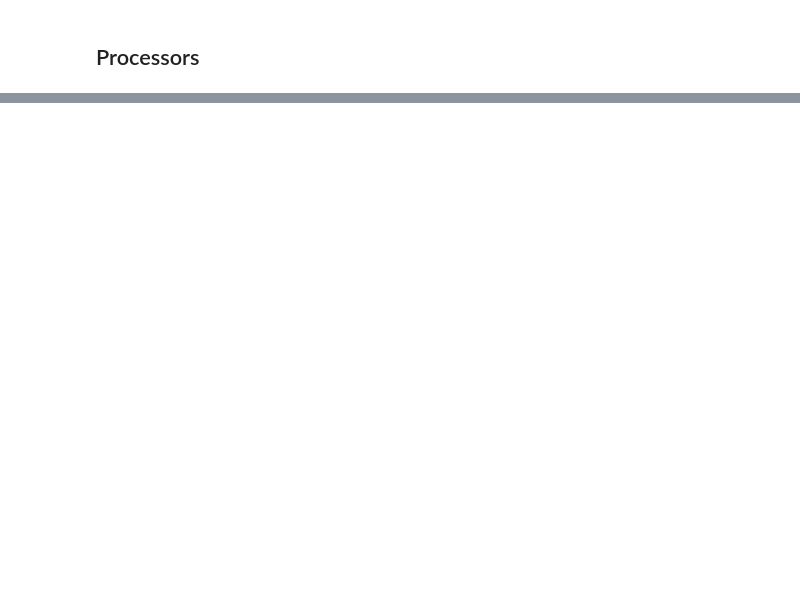
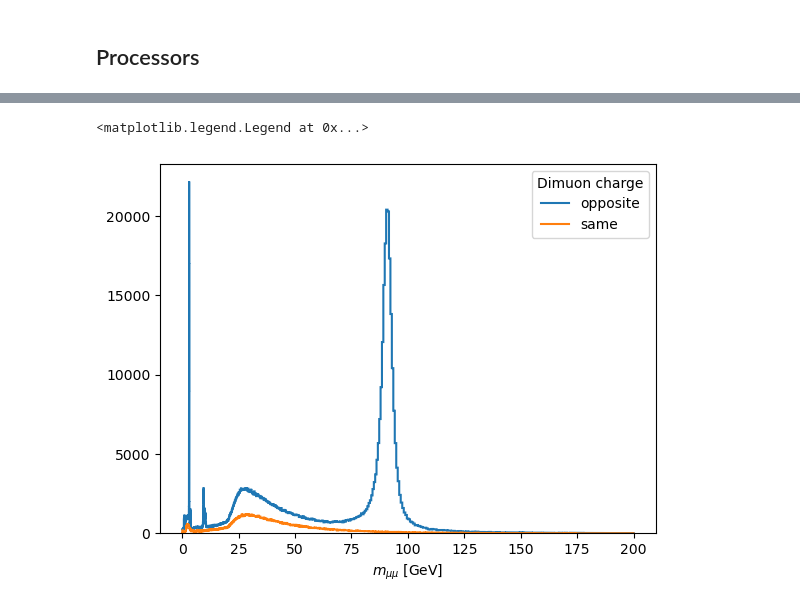
Before and after one commit to prayagyadav/ColumnarHEP, a Jupyter notebook: Notebooks/Coffea.ipynb, the cells around one changed output, grey strips where cells are left out. Cells and saved outputs as stored; diff of their text form; code cells hidden in the pictures; blank space fills up the shorter version.

```diff
--- a/Notebooks/Coffea.ipynb
+++ b/Notebooks/Coffea.ipynb
@@ -1189,0 +1375,6 @@ Hist(Regular(60, 60, 120, name='mass', label='$m_{ll}$ [GeV]'), storage=Weight()
+# %%
+# Now lets run it through the dask client at coffeacasa at university _of_nebraska
+from dask.distributed import Client
+
+client = Client("tls://localhost:8786")
+client
@@ -1189,0 +1410,12 @@ Hist(Regular(60, 60, 120, name='mass', label='$m_{ll}$ [GeV]'), storage=Weight()
+# %%
+dask_run = processor.Runner(
+    executor = processor.DaskExecutor(client=client),
+    schema=BaseSchema,
+    maxchunks=24,
+)
+out = dask_run(
+    fileset,
+    "Events",
+    processor_instance=MyProcessor()
+)
+out
@@ -1189,0 +1434,7 @@ Hist(Regular(60, 60, 120, name='mass', label='$m_{ll}$ [GeV]'), storage=Weight()
+# %%
+fig, ax = plt.subplots()
+out["DoubleMuon"]["mass"].plot1d(ax=ax)
+ax.legend(title="Dimuon charge")
+# %% [output]
+<matplotlib.legend.Legend at 0x...>
+[figure, added]
```
Also changed, not shown: parts of 33 cells of this notebook.
